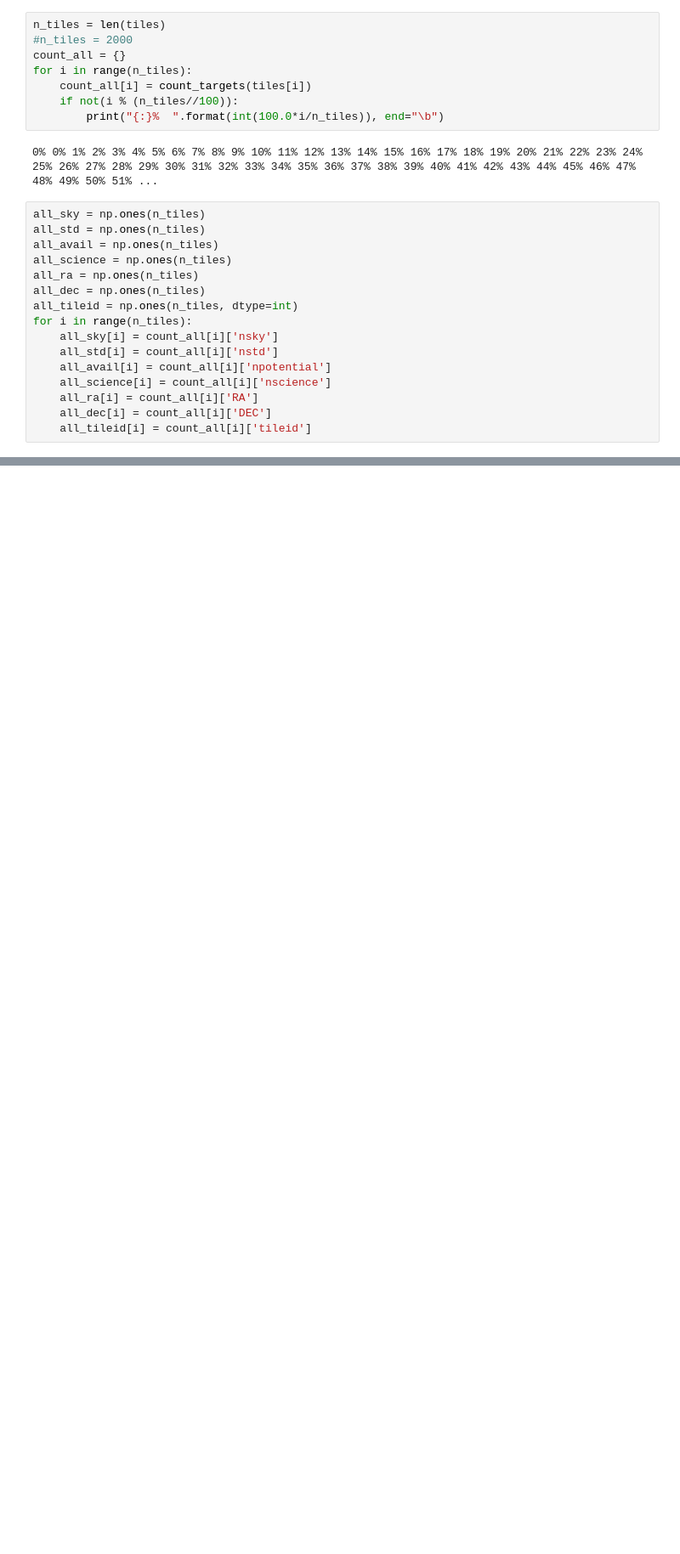
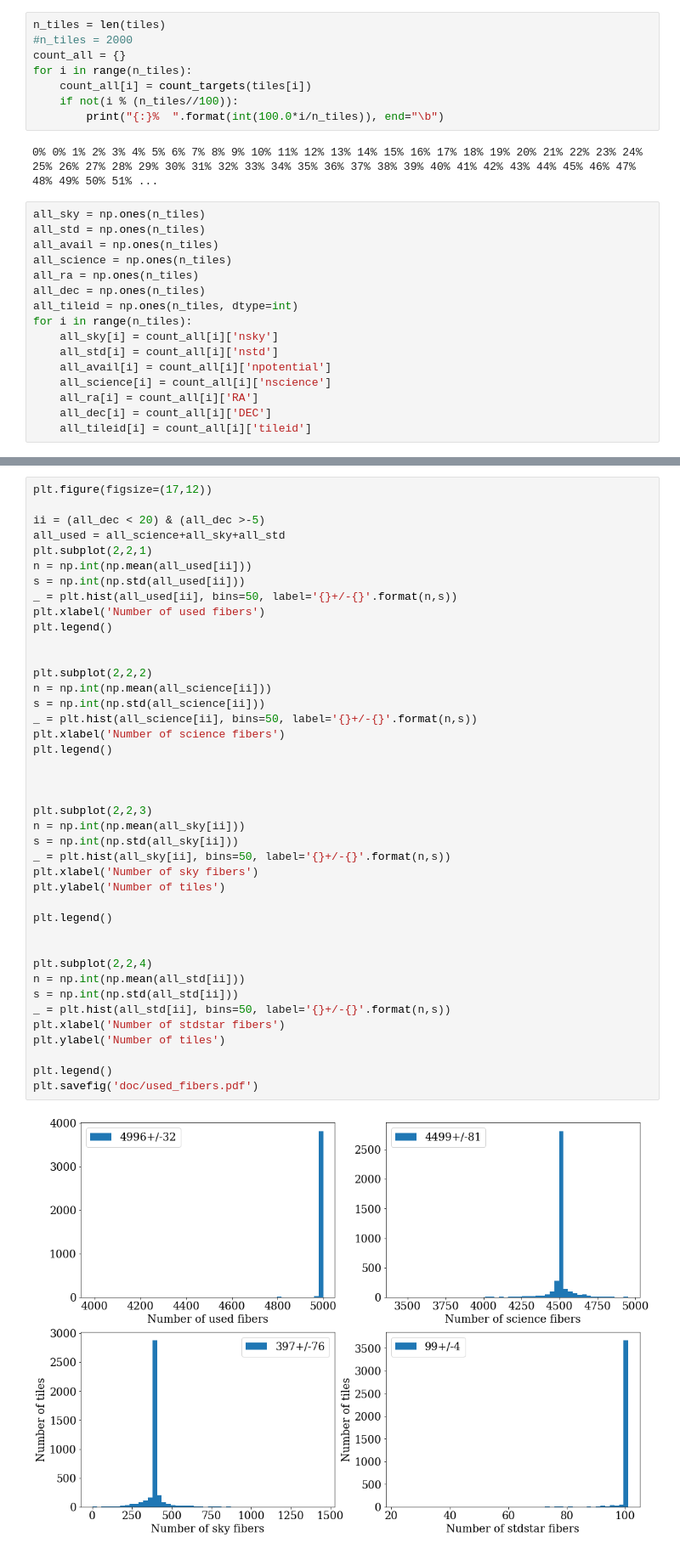
Before and after one commit to forero/fiberassign_explore, a Jupyter notebook: stats_observations.ipynb, the cells around one changed output, grey strips where cells are left out. Shown at 85% size. Cells and saved outputs as stored; diff of their text form; blank space fills up the shorter version.

```diff
--- a/stats_observations.ipynb
+++ b/stats_observations.ipynb
@@ -191,0 +151,43 @@ array([  98.,  100.,  100.])
+# %%
+plt.figure(figsize=(17,12))
+
+ii = (all_dec < 20) & (all_dec >-5)
+all_used = all_science+all_sky+all_std
+plt.subplot(2,2,1)
+n = np.int(np.mean(all_used[ii]))
+s = np.int(np.std(all_used[ii]))
+_ = plt.hist(all_used[ii], bins=50, label='{}+/-{}'.format(n,s))
+plt.xlabel('Number of used fibers')
+plt.legend()
+
+
+plt.subplot(2,2,2)
+n = np.int(np.mean(all_science[ii]))
+s = np.int(np.std(all_science[ii]))
+_ = plt.hist(all_science[ii], bins=50, label='{}+/-{}'.format(n,s))
+plt.xlabel('Number of science fibers')
+plt.legend()
+
+
+
+plt.subplot(2,2,3)
+n = np.int(np.mean(all_sky[ii]))
+s = np.int(np.std(all_sky[ii]))
+_ = plt.hist(all_sky[ii], bins=50, label='{}+/-{}'.format(n,s))
+plt.xlabel('Number of sky fibers')
+plt.ylabel('Number of tiles')
+
+plt.legend()
+
+
+plt.subplot(2,2,4)
+n = np.int(np.mean(all_std[ii]))
+s = np.int(np.std(all_std[ii]))
+_ = plt.hist(all_std[ii], bins=50, label='{}+/-{}'.format(n,s))
+plt.xlabel('Number of stdstar fibers')
+plt.ylabel('Number of tiles')
+
+plt.legend()
+plt.savefig('doc/used_fibers.pdf')
+# %% [output]
+[figure, added]
```
Also changed, not shown: parts of 12 cells of this notebook, 2 other files.
